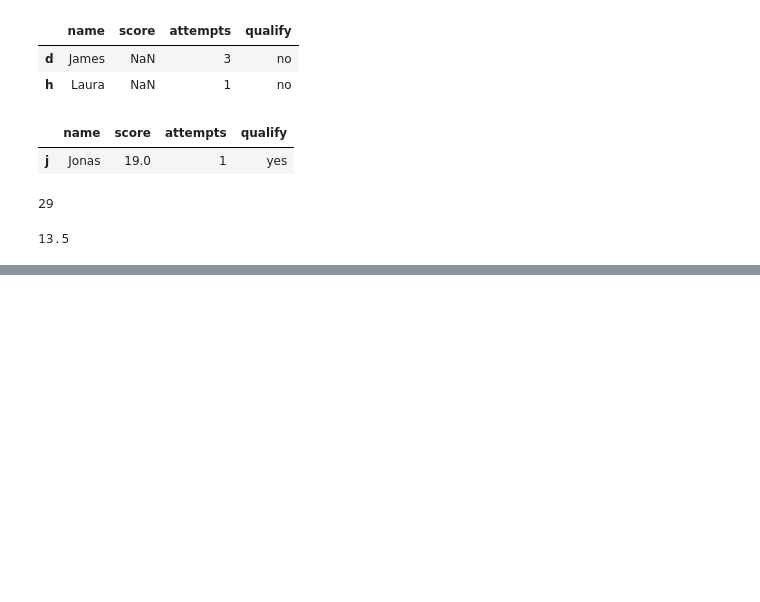
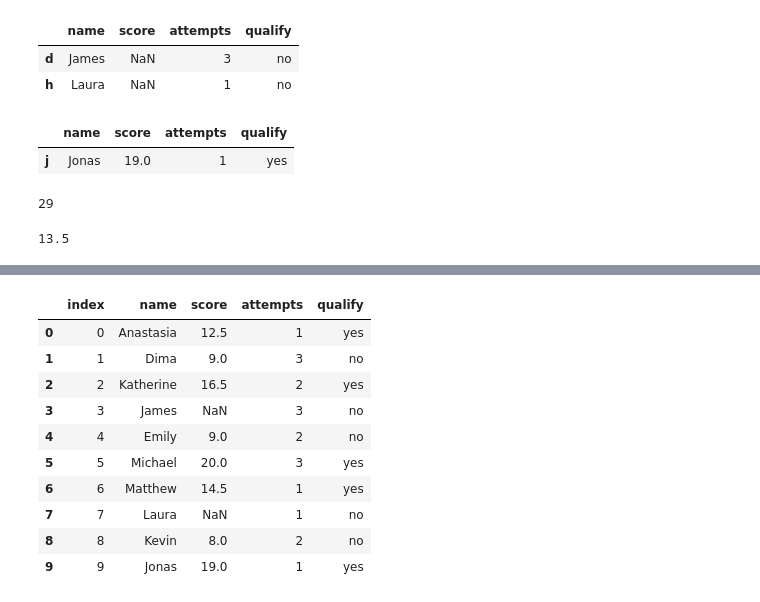
Before and after one commit to hishampaloli/Basic_Data_science_lib, a Jupyter notebook: pandas/PandasExercise.ipynb, the cells around one changed output, grey strips where cells are left out. Drawn from its saved outputs; the diff is of its cells as text; code cells hidden in the pictures; blank space fills up the shorter version.

```diff
--- a/pandas/PandasExercise.ipynb
+++ b/pandas/PandasExercise.ipynb
@@ -396,0 +570,5 @@ df
+# %%
+df =pd.DataFrame({'name': ['Anastasia', 'Dima', 'Katherine', 'James', 'Emily', 'Michael', 'Matthew', 'Laura', 'Kevin', 'Jonas'],
+        'score': [12.5, 9, 16.5, np.nan, 9, 20, 14.5, np.nan, 8, 19],
+        'attempts': [1, 3, 2, 3, 2, 3, 1, 1, 2, 1],
+        'qualify': ['yes', 'no', 'yes', 'no', 'no', 'yes', 'yes', 'no', 'no', 'yes']})
@@ -396,0 +607,15 @@ df
+# %%
+# Write a Pandas program to reset index in a given DataFrame.
+df.reset_index()
+# %% [output]
+|  | index | name | score | attempts | qualify |
+| 0 | 0 | Anastasia | 12.5 | 1 | yes |
+| 1 | 1 | Dima | 9.0 | 3 | no |
+| 2 | 2 | Katherine | 16.5 | 2 | yes |
+| 3 | 3 | James | NaN | 3 | no |
+| 4 | 4 | Emily | 9.0 | 2 | no |
+| 5 | 5 | Michael | 20.0 | 3 | yes |
+| 6 | 6 | Matthew | 14.5 | 1 | yes |
+| 7 | 7 | Laura | NaN | 1 | no |
+| 8 | 8 | Kevin | 8.0 | 2 | no |
+| 9 | 9 | Jonas | 19.0 | 1 | yes |
```
Also changed, not shown: parts of 25 cells of this notebook.
